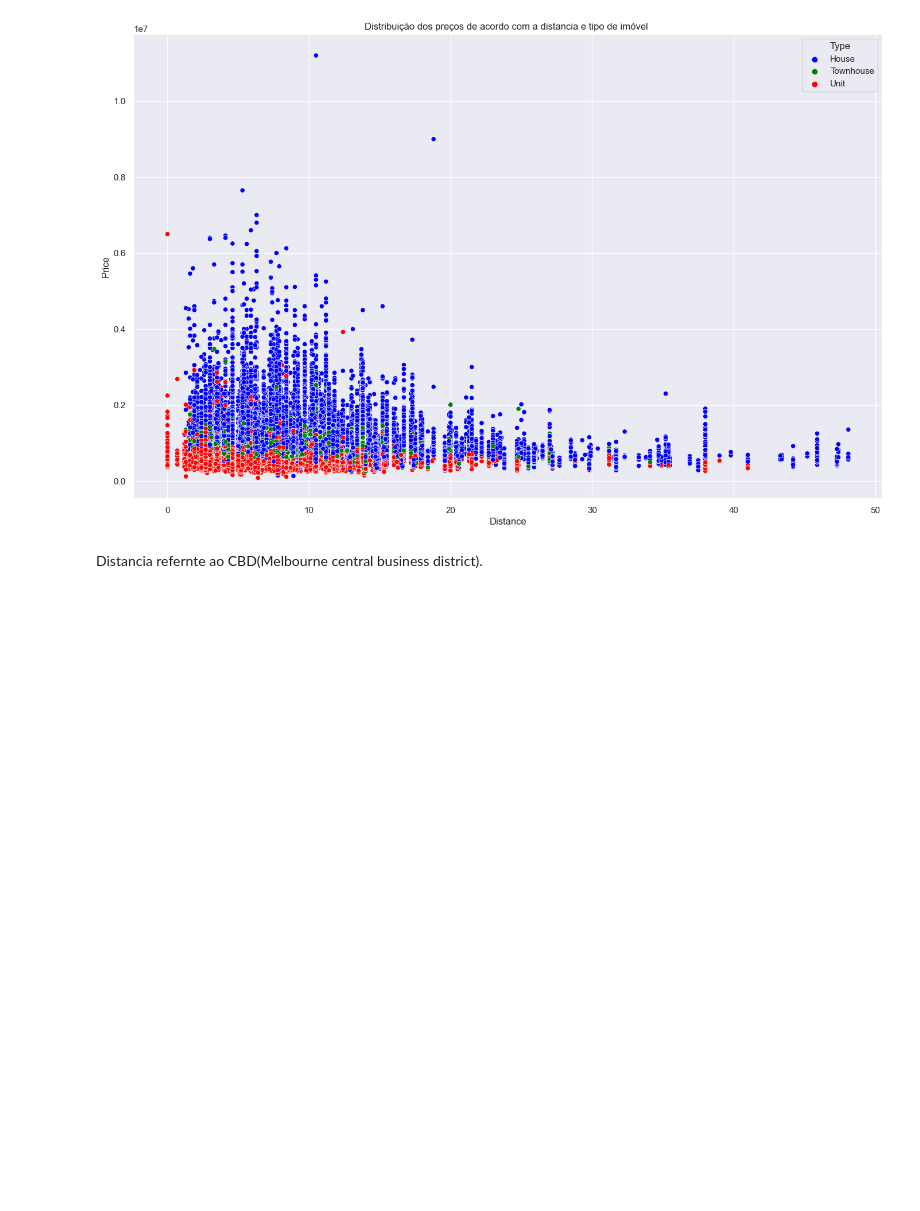
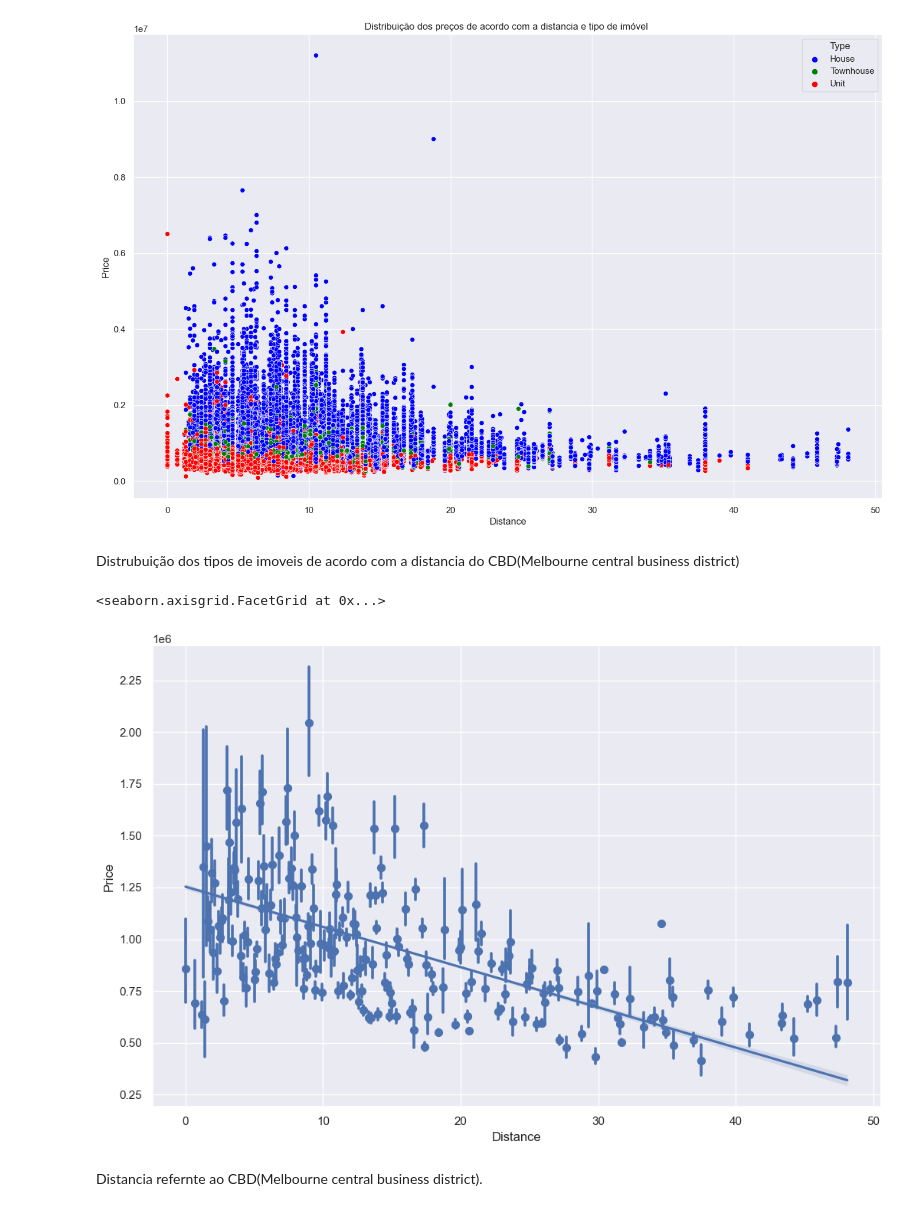
Before and after one commit to Riguini/Melbourne-Housing-Snapshot, a Jupyter notebook: Notebooks/Melbourne_Housing_Dataset.ipynb, the cells around one changed output. Saved outputs shown, nothing was run; the diff lists cells and outputs as text; code cells hidden in the pictures; blank space fills up the shorter version.

```diff
--- a/Notebooks/Melbourne_Housing_Dataset.ipynb
+++ b/Notebooks/Melbourne_Housing_Dataset.ipynb
@@ -438,6 +432,13 @@ plt.ylabel('Price')
 plt.show()
 # %% [output]
 [figure]
+# %% [markdown]
+Distrubuição dos tipos de imoveis de acordo com a distancia do CBD(Melbourne central business district)
+# %%
+sns.lmplot(x="Distance", y="Price", data=df, x_estimator=np.mean, height=7, aspect=1.5, palette="Set1")
+# %% [output]
+<seaborn.axisgrid.FacetGrid at 0x...>
+[figure, added]
 # %% [markdown]
 Distancia refernte ao CBD(Melbourne central business district).
 # %% [markdown]
```
Also changed, not shown: parts of 9 cells of this notebook.
